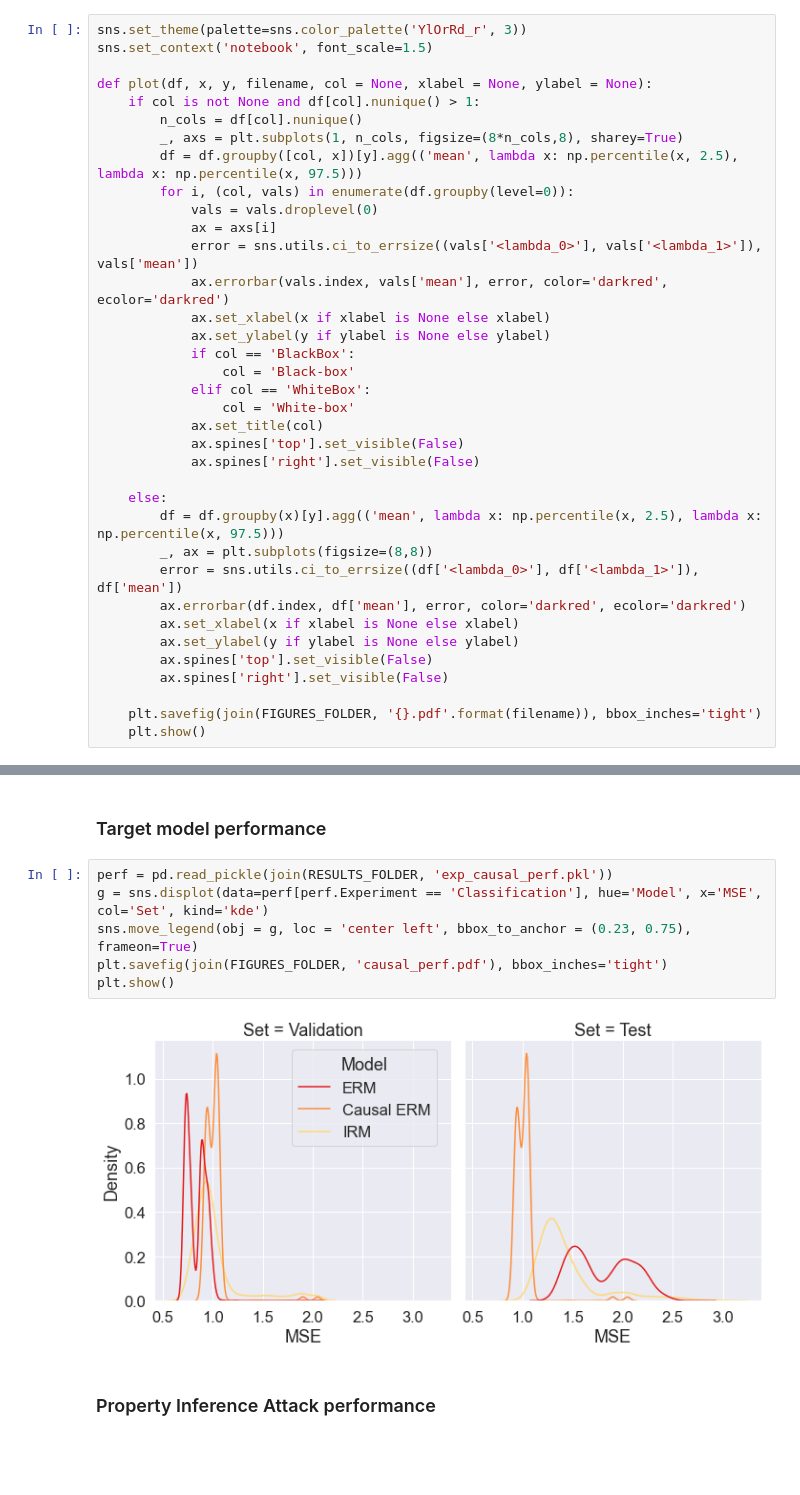
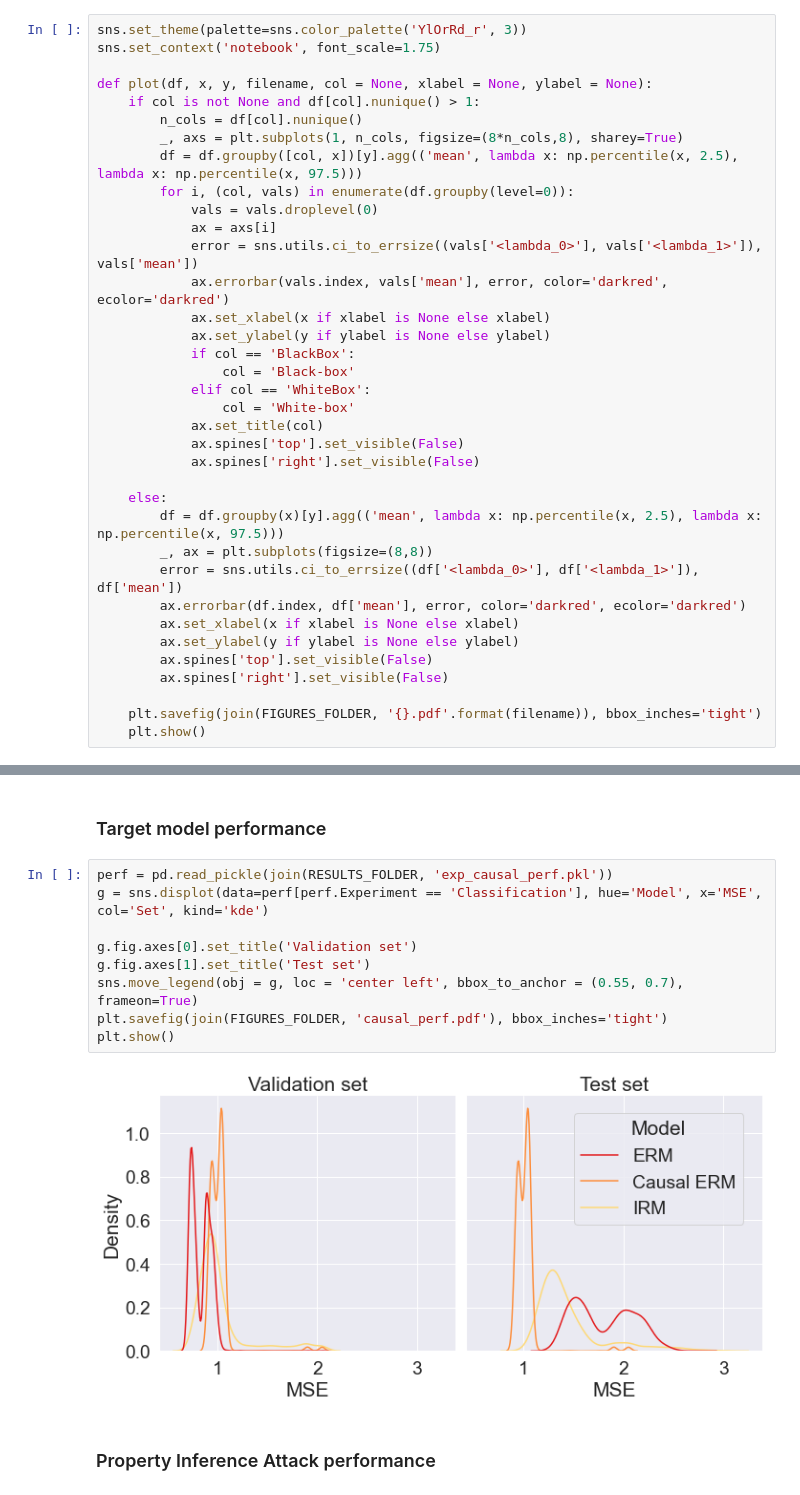
Before and after one commit to epfl-dlab/distribution-inference-risks, a Jupyter notebook: Experiments.ipynb, the cells around one changed output, grey strips where cells are left out. Saved outputs shown, nothing was run; the diff lists cells and outputs as text; blank space fills up the shorter version.

```diff
--- a/Experiments.ipynb
+++ b/Experiments.ipynb
@@ -25,7 +25,7 @@ if not exists(FIGURES_FOLDER):
     mkdir(FIGURES_FOLDER)
 # %%
 sns.set_theme(palette=sns.color_palette('YlOrRd_r', 3))
-sns.set_context('notebook', font_scale=1.5)
+sns.set_context('notebook', font_scale=1.75)
 
 def plot(df, x, y, filename, col = None, xlabel = None, ylabel = None):
     if col is not None and df[col].nunique() > 1:
@@ -275,11 +275,14 @@ if not exists(join(RESULTS_FOLDER, 'exp_causal_res.pkl')) or FORCE_RUN:
 # %%
 perf = pd.read_pickle(join(RESULTS_FOLDER, 'exp_causal_perf.pkl'))
 g = sns.displot(data=perf[perf.Experiment == 'Classification'], hue='Model', x='MSE', col='Set', kind='kde')
-sns.move_legend(obj = g, loc = 'center left', bbox_to_anchor = (0.23, 0.75), frameon=True)
+
+g.fig.axes[0].set_title('Validation set')
+g.fig.axes[1].set_title('Test set')
+sns.move_legend(obj = g, loc = 'center left', bbox_to_anchor = (0.55, 0.7), frameon=True)
 plt.savefig(join(FIGURES_FOLDER, 'causal_perf.pdf'), bbox_inches='tight')
 plt.show()
 # %% [output]
-[figure, old version]
+[figure, new version]
 # %% [markdown]
 ### Property Inference Attack performance
 # %%
```
Also changed, not shown: parts of 11 cells of this notebook, 12 other files.
